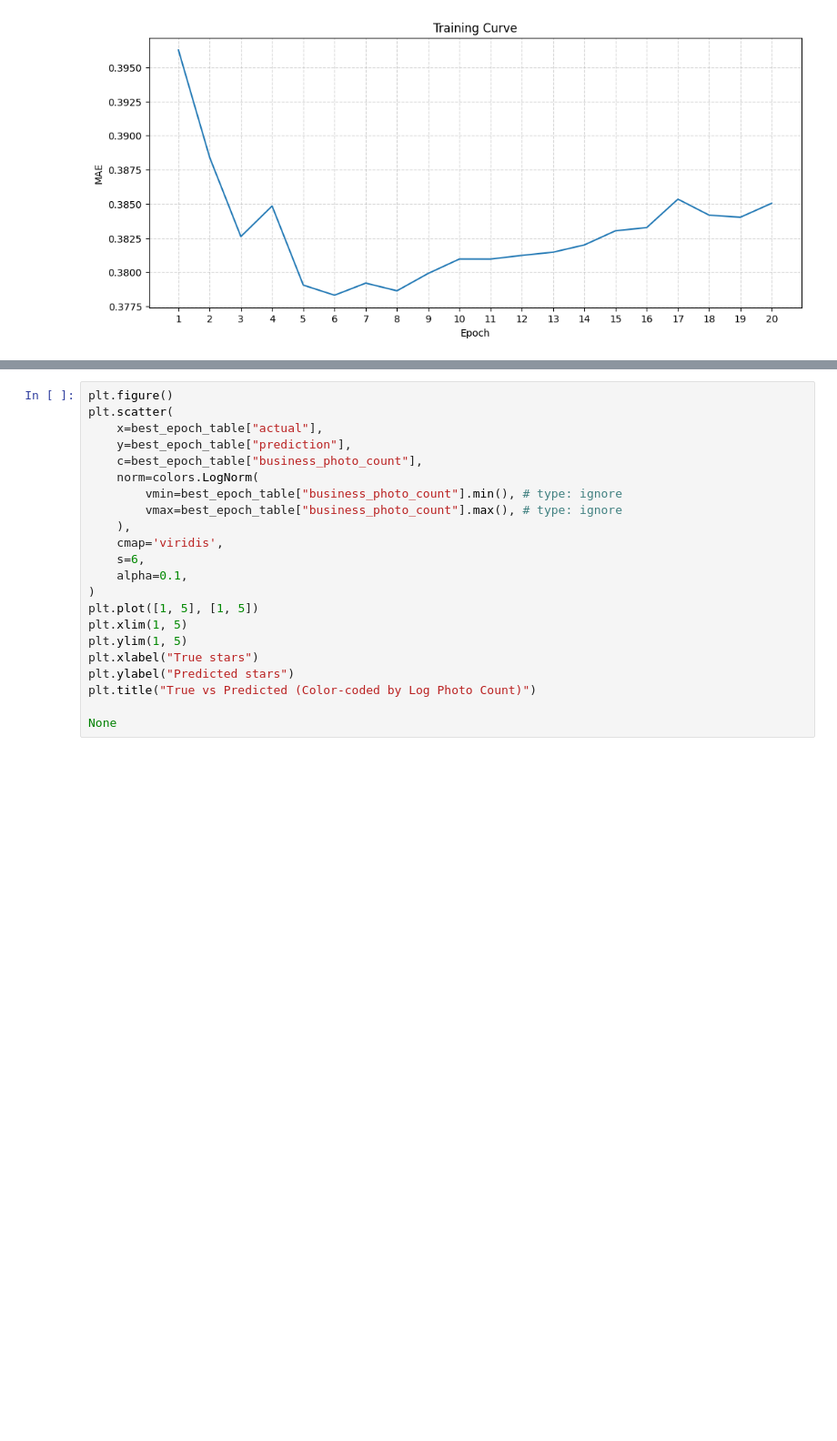
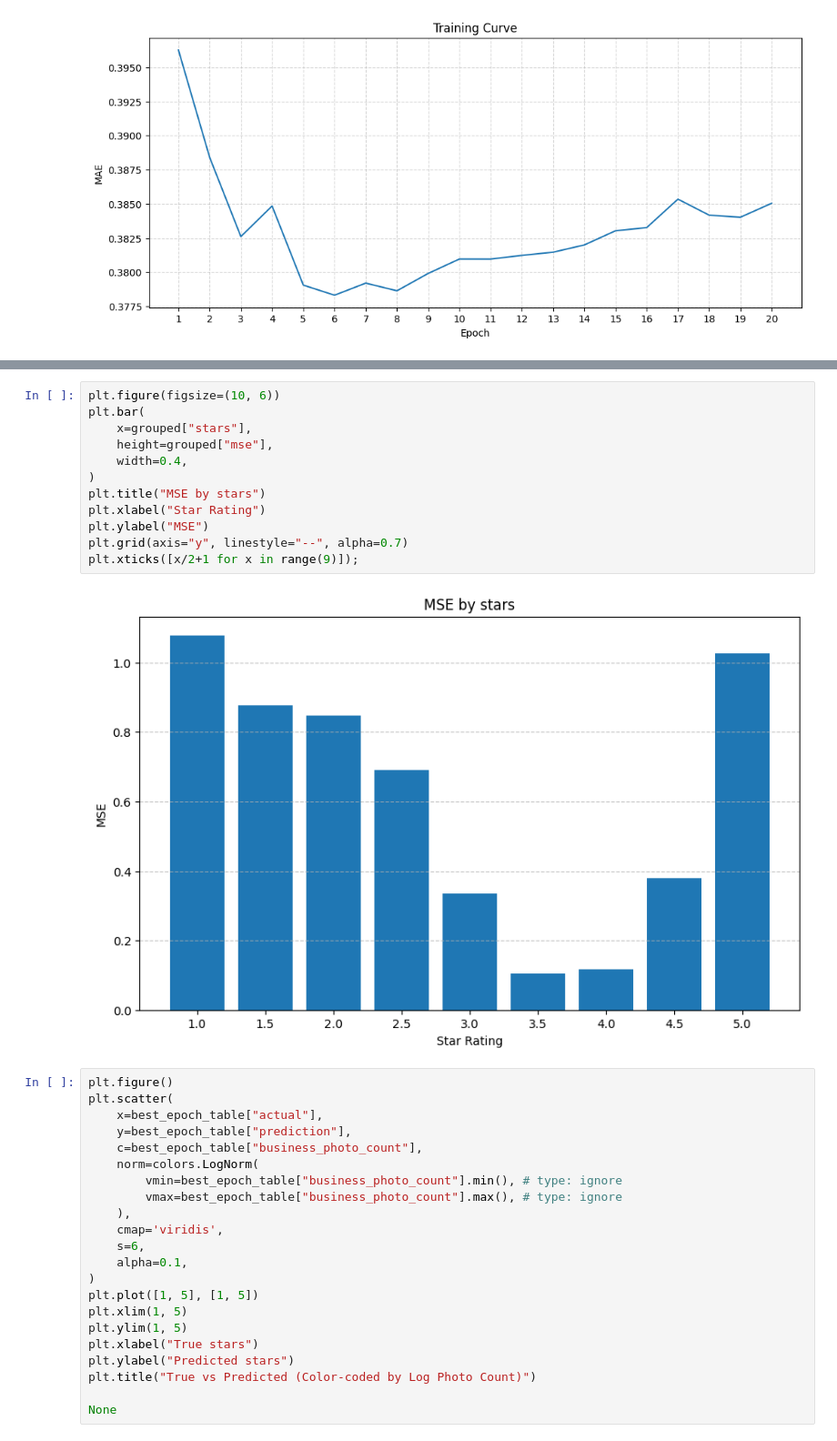
Before and after one commit to ascandone/yelp-prediction, a Jupyter notebook: predictions-analysis.ipynb, the cells around one changed output, grey strips where cells are left out. Shown at 91% size. Cells and saved outputs as stored; diff of their text form; blank space fills up the shorter version.

```diff
--- a/predictions-analysis.ipynb
+++ b/predictions-analysis.ipynb
@@ -142,3 +169,17 @@ shape: (33_799, 9)
+# %%
+plt.figure(figsize=(10, 6))
+plt.bar(
+    x=grouped["stars"],
+    height=grouped["mse"],
+    width=0.4,
+)
+plt.title("MSE by stars")
+plt.xlabel("Star Rating")
+plt.ylabel("MSE")
+plt.grid(axis="y", linestyle="--", alpha=0.7)
+plt.xticks([x/2+1 for x in range(9)]);
+# %% [output]
+[figure, added]
 # %%
 plt.figure()
 plt.scatter(
```
Also changed, not shown: parts of 3 cells of this notebook.
